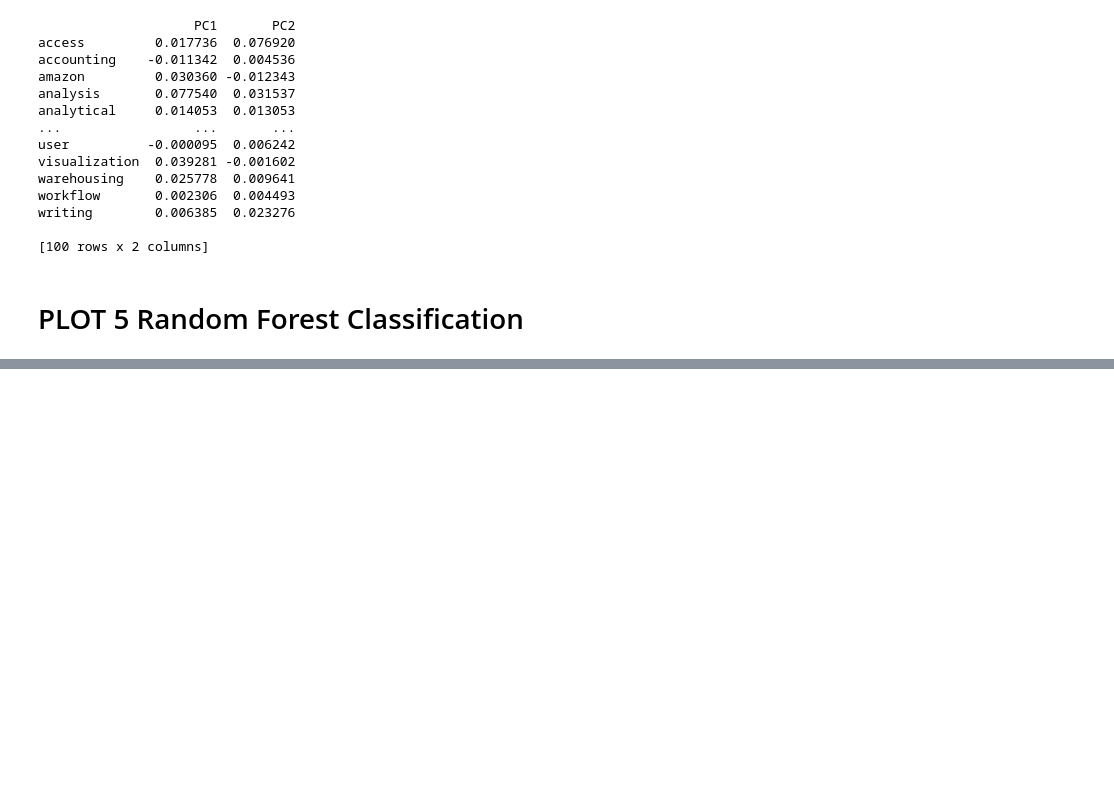
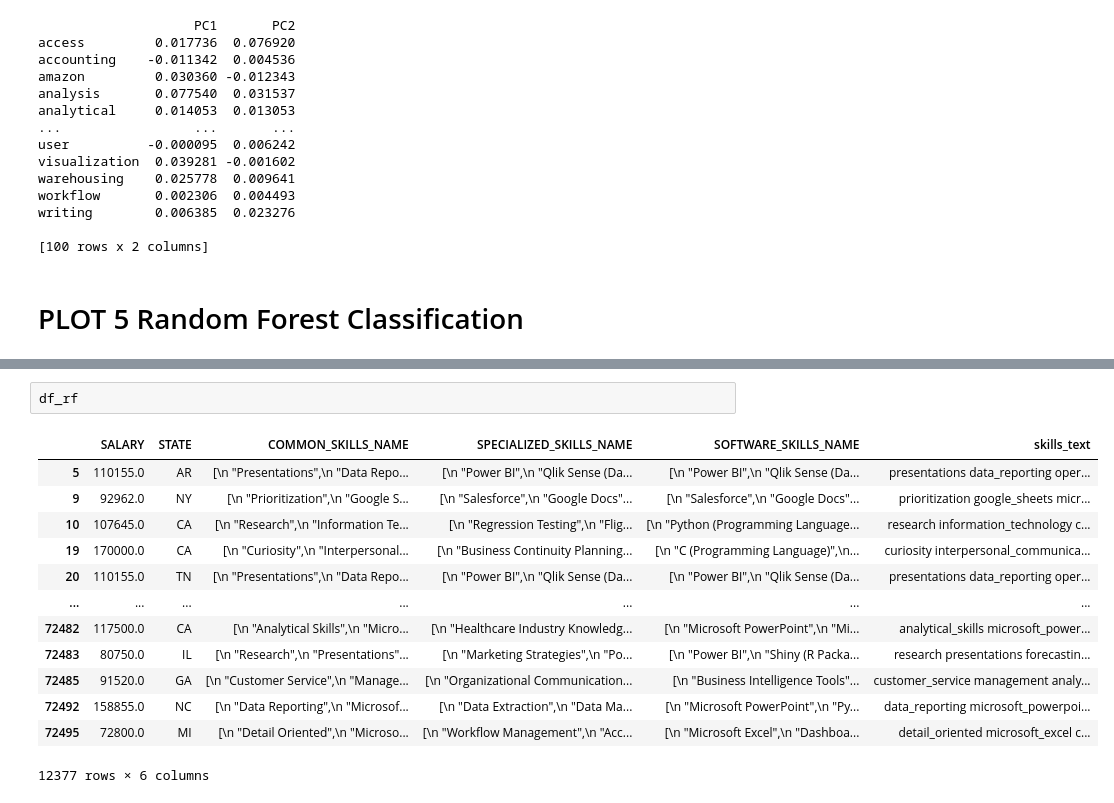
Before and after one commit to MarcoHortiales/AD688-GROUP3-JOB-MARKET-ANALYSIS, a Jupyter notebook: data_analysis.ipynb, the cells around one changed output, grey strips where cells are left out. Drawn from its saved outputs; the diff is of its cells as text; blank space fills up the shorter version.

```diff
--- a/data_analysis.ipynb
+++ b/data_analysis.ipynb
@@ -884,0 +899,16 @@ RMSE: 23112.96
+# %%
+df_rf
+# %% [output]
+|  | SALARY | STATE | COMMON_SKILLS_NAME | SPECIALIZED_SKILLS_NAME | SOFTWARE_SKILLS_NAME | skills_text |
+| 5 | 110155.0 | AR | [\n "Presentations",\n "Data Repo... | [\n "Power BI",\n "Qlik Sense (Da... | [\n "Power BI",\n "Qlik Sense (Da... | presentations data_reporting oper... |
+| 9 | 92962.0 | NY | [\n "Prioritization",\n "Google S... | [\n "Salesforce",\n "Google Docs"... | [\n "Salesforce",\n "Google Docs"... | prioritization google_sheets micr... |
+| 10 | 107645.0 | CA | [\n "Research",\n "Information Te... | [\n "Regression Testing",\n "Flig... | [\n "Python (Programming Language... | research information_technology c... |
+| 19 | 170000.0 | CA | [\n "Curiosity",\n "Interpersonal... | [\n "Business Continuity Planning... | [\n "C (Programming Language)",\n... | curiosity interpersonal_communica... |
+| 20 | 110155.0 | TN | [\n "Presentations",\n "Data Repo... | [\n "Power BI",\n "Qlik Sense (Da... | [\n "Power BI",\n "Qlik Sense (Da... | presentations data_reporting oper... |
+| ... | ... | ... | ... | ... | ... | ... |
+| 72482 | 117500.0 | CA | [\n "Analytical Skills",\n "Micro... | [\n "Healthcare Industry Knowledg... | [\n "Microsoft PowerPoint",\n "Mi... | analytical_skills microsoft_power... |
+| 72483 | 80750.0 | IL | [\n "Research",\n "Presentations"... | [\n "Marketing Strategies",\n "Po... | [\n "Power BI",\n "Shiny (R Packa... | research presentations forecastin... |
+| 72485 | 91520.0 | GA | [\n "Customer Service",\n "Manage... | [\n "Organizational Communication... | [\n "Business Intelligence Tools"... | customer_service management analy... |
+| 72492 | 158855.0 | NC | [\n "Data Reporting",\n "Microsof... | [\n "Data Extraction",\n "Data Ma... | [\n "Microsoft PowerPoint",\n "Py... | data_reporting microsoft_powerpoi... |
+| 72495 | 72800.0 | MI | [\n "Detail Oriented",\n "Microso... | [\n "Workflow Management",\n "Acc... | [\n "Microsoft Excel",\n "Dashboa... | detail_oriented microsoft_excel c... |
+12377 rows × 6 columns
```
Also changed, not shown: parts of 7 cells of this notebook, 2 other files.
